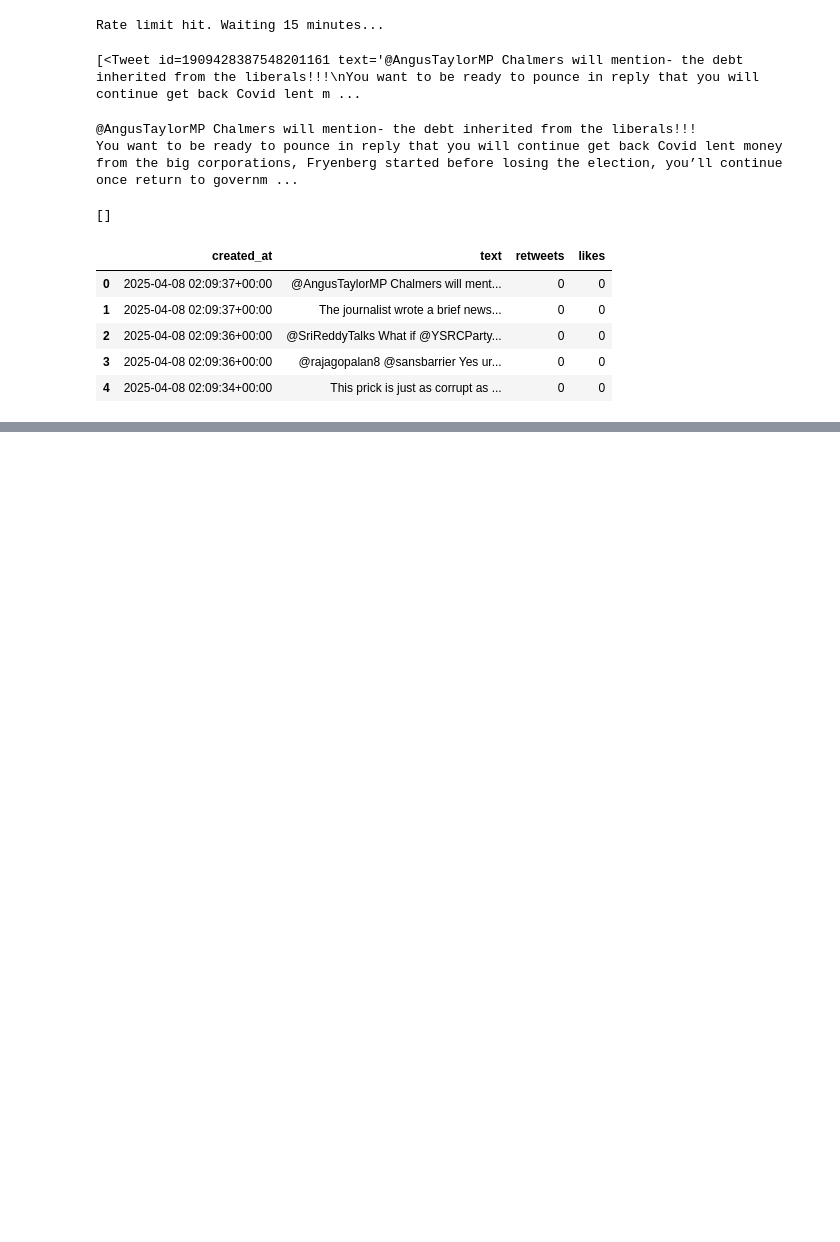
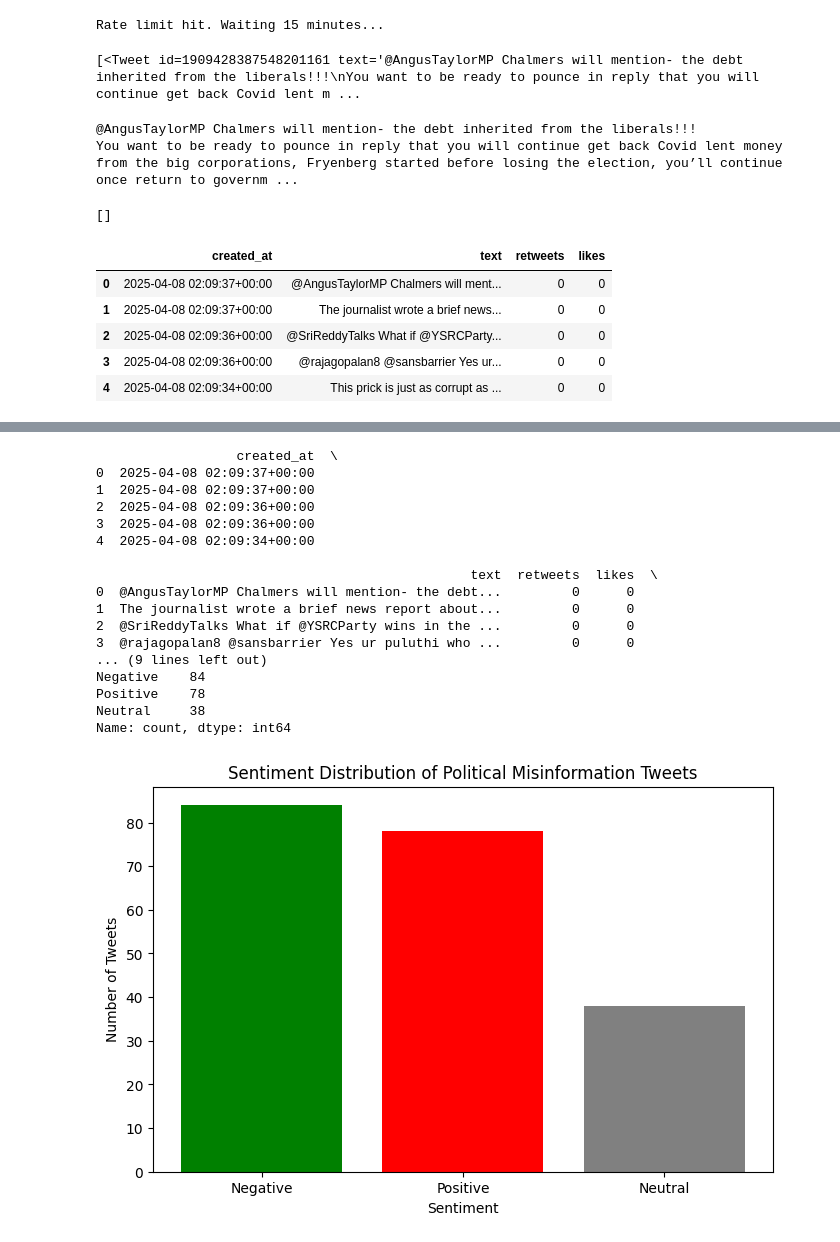
Before and after one commit to Krissstin/IS-310-final-project, a Jupyter notebook: final_project.ipynb, the cells around one changed output, grey strips where cells are left out. Drawn from its saved outputs; the diff is of its cells as text; code cells hidden in the pictures; blank space fills up the shorter version.

```diff
--- a/final_project.ipynb
+++ b/final_project.ipynb
@@ -97,0 +111,50 @@ data.head()
+# %%
+import pandas as pd
+from vaderSentiment.vaderSentiment import SentimentIntensityAnalyzer
+import matplotlib.pyplot as plt
+
+df = pd.read_csv('misinformation_tweets_sample.csv')
+
+analyzer = SentimentIntensityAnalyzer()
+
+def get_sentiment(text):
+    score = analyzer.polarity_scores(text)
+    if score['compound'] >= 0.05:
+        return 'Positive'
+    elif score['compound'] <= -0.05:
+        return 'Negative'
+    else:
+        return 'Neutral'
+
+df['sentiment'] = df['text'].apply(get_sentiment)
+
+print(df.head())
+
+sentiment_counts = df['sentiment'].value_counts()
+print(sentiment_counts)
+
+plt.figure(figsize=(8,5))
+plt.bar(sentiment_counts.index, sentiment_counts.values, color=['green', 'red', 'gray'])
+plt.xlabel('Sentiment')
+plt.ylabel('Number of Tweets')
+plt.title('Sentiment Distribution of Political Misinformation Tweets')
+plt.show()
+# %% [output]
+                  created_at  \
+0  2025-04-08 02:09:37+00:00
+1  2025-04-08 02:09:37+00:00
+2  2025-04-08 02:09:36+00:00
+3  2025-04-08 02:09:36+00:00
+4  2025-04-08 02:09:34+00:00
+
+                                                text  retweets  likes  \
+0  @AngusTaylorMP Chalmers will mention- the debt...         0      0
+1  The journalist wrote a brief news report about...         0      0
+2  @SriReddyTalks What if @YSRCParty wins in the ...         0      0
+3  @rajagopalan8 @sansbarrier Yes ur puluthi who ...         0      0
+... (9 lines left out)
+Negative    84
+Positive    78
+Neutral     38
+Name: count, dtype: int64
+[figure, added]
```
Also changed, not shown: parts of 2 cells of this notebook.
